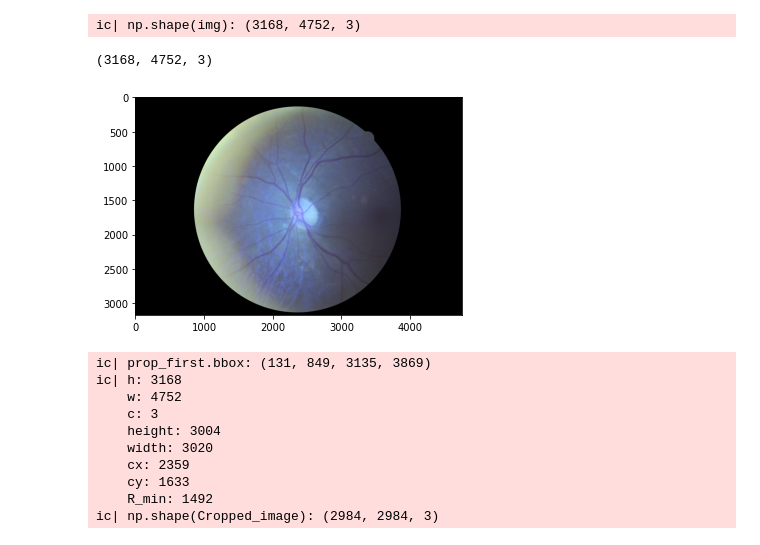
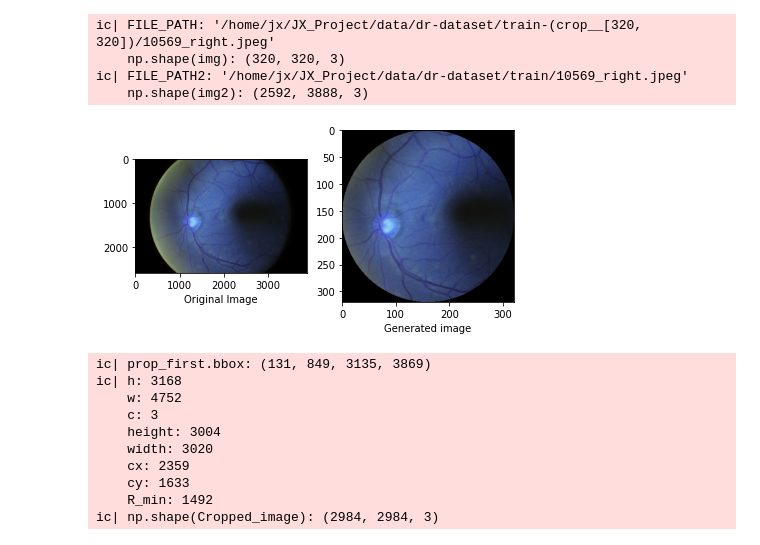
Before and after one commit to jaku-jaku/affordable-DR-monitoring, a Jupyter notebook: data-analysis/src/test.ipynb, the cells around one changed output. Cells and saved outputs as stored; diff of their text form; code cells hidden in the pictures.

```diff
--- a/data-analysis/src/test.ipynb
+++ b/data-analysis/src/test.ipynb
@@ -8,30 +9,50 @@ from icecream import ic
 # %%
 ## USER DEFINED:
-ABS_PATH = "/Users/jaku/JX-Platform/Github/affordable-DR-monitoring/data-analysis/" # Define ur absolute path here
-DATA_DIRECTORY = "data"
+ABS_PATH = "/home/jx/JX_Project/affordable-DR-monitoring/data-analysis/" # Define ur absolute path here
+DATA_DIRECTORY = "/home/jx/JX_Project/data/dr-dataset/"
 
 ## Custom Files:
 def abspath(relative_path):
     return os.path.join(ABS_PATH, relative_path)
 
 def abs_data_path(relative_path):
-    return os.path.join(os.path.join(ABS_PATH, DATA_DIRECTORY), relative_path)
+    return os.path.join(DATA_DIRECTORY, relative_path)
 
 
 module_path = os.path.abspath(os.path.join('..'))
 if module_path not in sys.path:
     sys.path.append(abspath("src"))
 
 import jx_lib
 import jx_pytorch_lib
 
-img = cv2.imread(abspath("data/sample/10_left.jpeg"),cv2.IMREAD_COLOR)
-plt.imshow(img)
-ic(np.shape(img))
+file_name = "10569_right"
+
+FILE_PATH = abs_data_path("train-(crop__[320, 320])/{}.jpeg".format(file_name))
+img = cv2.imread(FILE_PATH)
+
+FILE_PATH2 = abs_data_path("train/{}.jpeg".format(file_name))
+img2 = cv2.imread(FILE_PATH2)
+
+ic(FILE_PATH, np.shape(img))
+ic(FILE_PATH2, np.shape(img2))
+
+fig=jx_lib.imgs_plot(
+    dict_of_imgs={
+        "Original Image" : img2,
+        "Generated image" : img,
+        # "output_image_aug" : output_image_aug,
+    },
+    OUT_DIR=abspath("output"),
+    tag="test",
+    show=True
+)
 # %% [output]
-ic| np.shape(img): (3168, 4752, 3)
+ic| FILE_PATH: '/home/jx/JX_Project/data/dr-dataset/train-(crop__[320, 320])/10569_right.jpeg'
+    np.shape(img): (320, 320, 3)
+ic| FILE_PATH2: '/home/jx/JX_Project/data/dr-dataset/train/10569_right.jpeg'
+    np.shape(img2): (2592, 3888, 3)
-(3168, 4752, 3)
-[figure, old version]
+[figure, new version]
 # %%
 from skimage.segmentation import mark_boundaries
 from skimage.measure import label, regionprops
```
Also changed, not shown: parts of 1 cell of this notebook, 4 other files.
